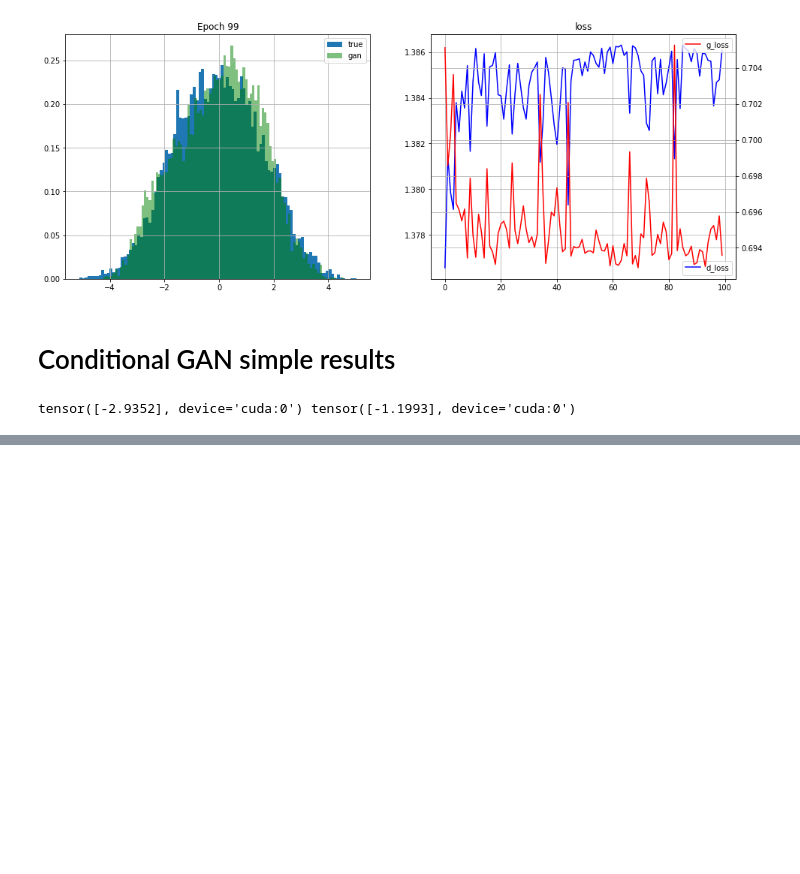
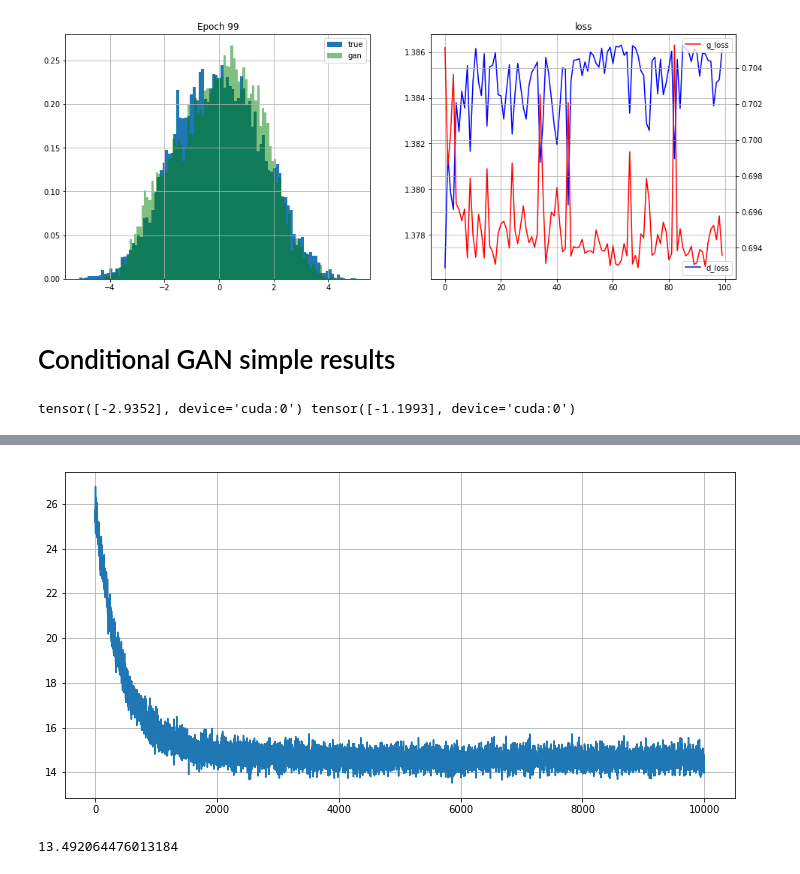
Before and after one commit to SchattenGenie/diff-surrogate, a Jupyter notebook: model.ipynb, the cells around one changed output, grey strips where cells are left out. Cells and saved outputs as stored; diff of their text form; code cells hidden in the pictures; blank space fills up the shorter version.

Commit message:
add optimisation on mu

```diff
--- a/model.ipynb
+++ b/model.ipynb
@@ -367,0 +391,5 @@ for i in range(4):
+# %%
+for mu_val in np.arange(-4,4, 0.5):
+    mu.data = torch.tensor(mu_val)
+    data = torch.Tensor([y_sample().item() for _ in range(10000)]).reshape(-1,1)
+    print(mu.item(), r(data))
@@ -367,0 +427,30 @@ for i in range(4):
+# %%
+io_model = InputOptimisation(generator)
+
+lr = 0.1
+# io_optimizer = optim.Adam(io_model.parameters(), lr=lr)
+
+sample_size = 1000
+# %%
+mu_optim = torch.tensor(0.)
+
+mu_optim = mu_optim.reshape(-1,1).repeat(sample_size,1).to(device)
+mu_optim.requires_grad=True
+# %%
+%%time
+n_iter = 10000
+losses = []
+m_vals = []
+for _iter in range(n_iter):
+    noise = torch.Tensor(sample_noise(sample_size)).to(device)
+    #print(mu_optim[:2, 0])
+    # Do an update
+    data_gen = io_model(noise, mu_optim)
+    loss = r(data_gen)
+    losses.append(loss.item())
+    io_model.zero_grad()
+    loss.backward()
+    with torch.no_grad():
+        mu_optim -= lr * mu_optim.grad.mean()
+        mu_optim.grad.zero_()
+    m_vals.append(mu_optim[0,0].item())
@@ -367,0 +460,10 @@ for i in range(4):
+# %%
+plt.figure(figsize=(12,6))
+plt.plot(losses);
+plt.grid()
+# %% [output]
+[figure, added]
+# %%
+np.min(losses)
+# %% [output]
+13.492064476013184
```
Also changed, not shown: parts of 8 cells of this notebook.
